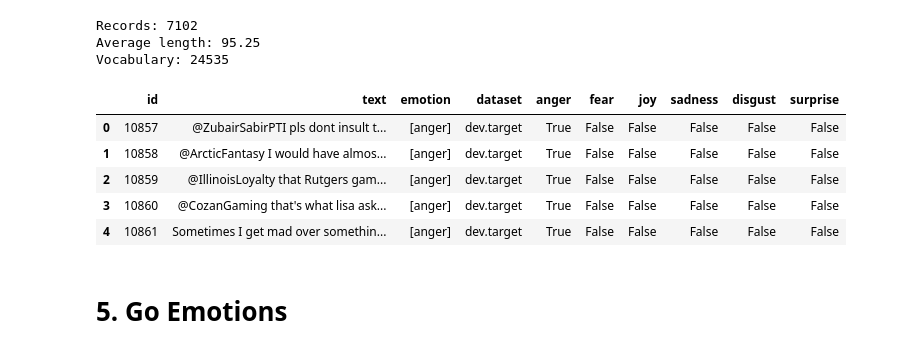
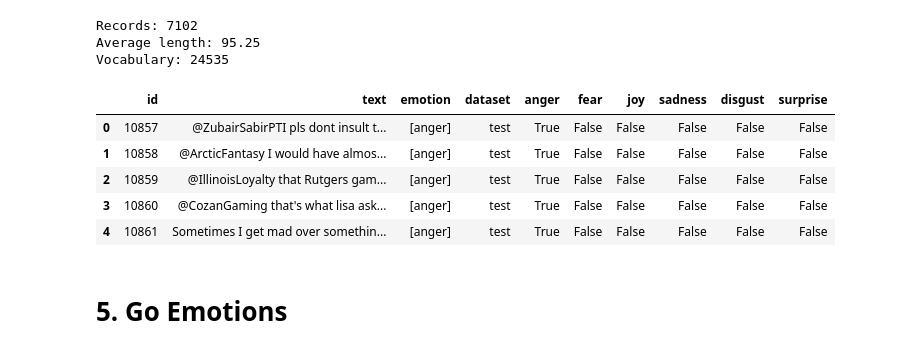
Before and after one commit to isom-ds/generative-reference-shot, a Jupyter notebook: datasets.ipynb, the cells around one changed output. Cells and saved outputs as stored; diff of their text form; code cells hidden in the pictures.

Commit message:
fix dataset type discrepancies

```diff
--- a/datasets.ipynb
+++ b/datasets.ipynb
@@ -206,22 +206,24 @@ Vocabulary: 24535
 # %%
 # Standard Format
 df_emoint_processed = df_emoint.copy()
 df_emoint_processed.rename({'tweet': 'text'}, inplace=True)
 for col in df_emoint_processed['emotion'].unique():
     df_emoint_processed[col] = df_emoint_processed['emotion'].apply(lambda x: True if x == col else False)
 df_emoint_processed['emotion'] = df_emoint_processed.apply(lambda x: [col for col in df_emoint_processed.columns if x[col] == True], axis=1)
 df_emoint_processed['disgust'], df_emoint_processed['surprise'] = False, False
+df_emoint_processed.loc[df_emoint_processed['dataset'] == 'dev.target', 'dataset'] = 'test'
+df_emoint_processed.loc[df_emoint_processed['dataset'] == 'test.gold', 'dataset'] = 'validation'
 
 df_emoint_processed.rename(columns={'tweet':'text'}, inplace=True)
 
 df_emoint_processed.head()
 # %% [output]
 |  | id | text | emotion | dataset | anger | fear | joy | sadness | disgust | surprise |
-| 0 | 10857 | @ZubairSabirPTI pls dont insult t... | [anger] | dev.target | True | False | False | False | False | False |
-| 1 | 10858 | @ArcticFantasy I would have almos... | [anger] | dev.target | True | False | False | False | False | False |
-| 2 | 10859 | @IllinoisLoyalty that Rutgers gam... | [anger] | dev.target | True | False | False | False | False | False |
-| 3 | 10860 | @CozanGaming that's what lisa ask... | [anger] | dev.target | True | False | False | False | False | False |
-| 4 | 10861 | Sometimes I get mad over somethin... | [anger] | dev.target | True | False | False | False | False | False |
+| 0 | 10857 | @ZubairSabirPTI pls dont insult t... | [anger] | test | True | False | False | False | False | False |
+| 1 | 10858 | @ArcticFantasy I would have almos... | [anger] | test | True | False | False | False | False | False |
+| 2 | 10859 | @IllinoisLoyalty that Rutgers gam... | [anger] | test | True | False | False | False | False | False |
+| 3 | 10860 | @CozanGaming that's what lisa ask... | [anger] | test | True | False | False | False | False | False |
+| 4 | 10861 | Sometimes I get mad over somethin... | [anger] | test | True | False | False | False | False | False |
 # %% [markdown]
 # 5. Go Emotions
 # %%
```
Also changed, not shown: 3 other files.
